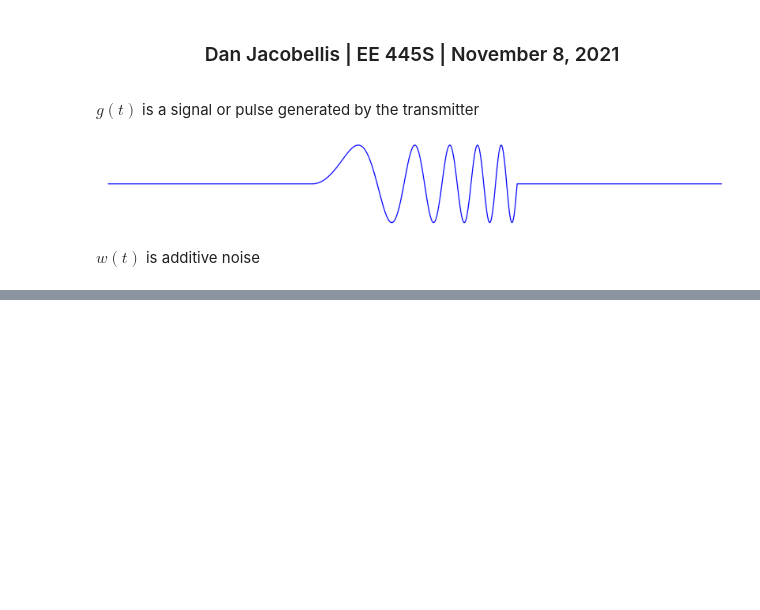
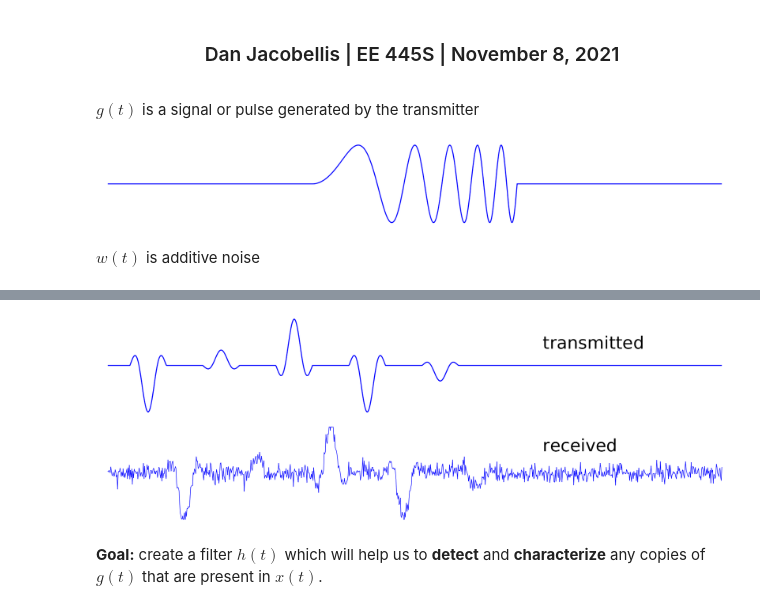
Before and after one commit to danjacobellis/EE445S-lab, a Jupyter notebook: lecture_notes/nov8.ipynb, the cells around one changed output, grey strips where cells are left out. Cells and saved outputs as stored; diff of their text form; code cells hidden in the pictures; blank space fills up the shorter version.

```diff
--- a/lecture_notes/nov8.ipynb
+++ b/lecture_notes/nov8.ipynb
@@ -79,0 +118,18 @@ plot(y,'linewidth',1); axis off; ylim([-2,2]);
+# %%
+%plot -s 1800,600 -r 100
+layout(2,1);
+
+g = @(t) sinc(4*t-2) .* rect(t-0.5);
+
+x = @(t) - g(t+5) + (1/3)*g(t+3) + g(t+1) - g(t-1) - (1/3)*g(t-3);
+nexttile();
+plot(x(t),'b','linewidth',2); axis off; ylim([-1,1]);
+text(700,0.5,'\fontsize{28} transmitted','interpreter','tex');
+
+nexttile();
+plot(x(t-1) + 0.1*w(t),'b','linewidth',1); axis off; ylim([-1,1]);
+text(700,0.6,'\fontsize{28} received','interpreter','tex');
+# %% [output]
+[figure, added]
+# %% [markdown]
+**Goal:** create a filter $h(t)$ which will help us to **detect** and **characterize** any copies of $g(t)$ that are present in $x(t)$.
```
Also changed, not shown: parts of 14 cells of this notebook.
